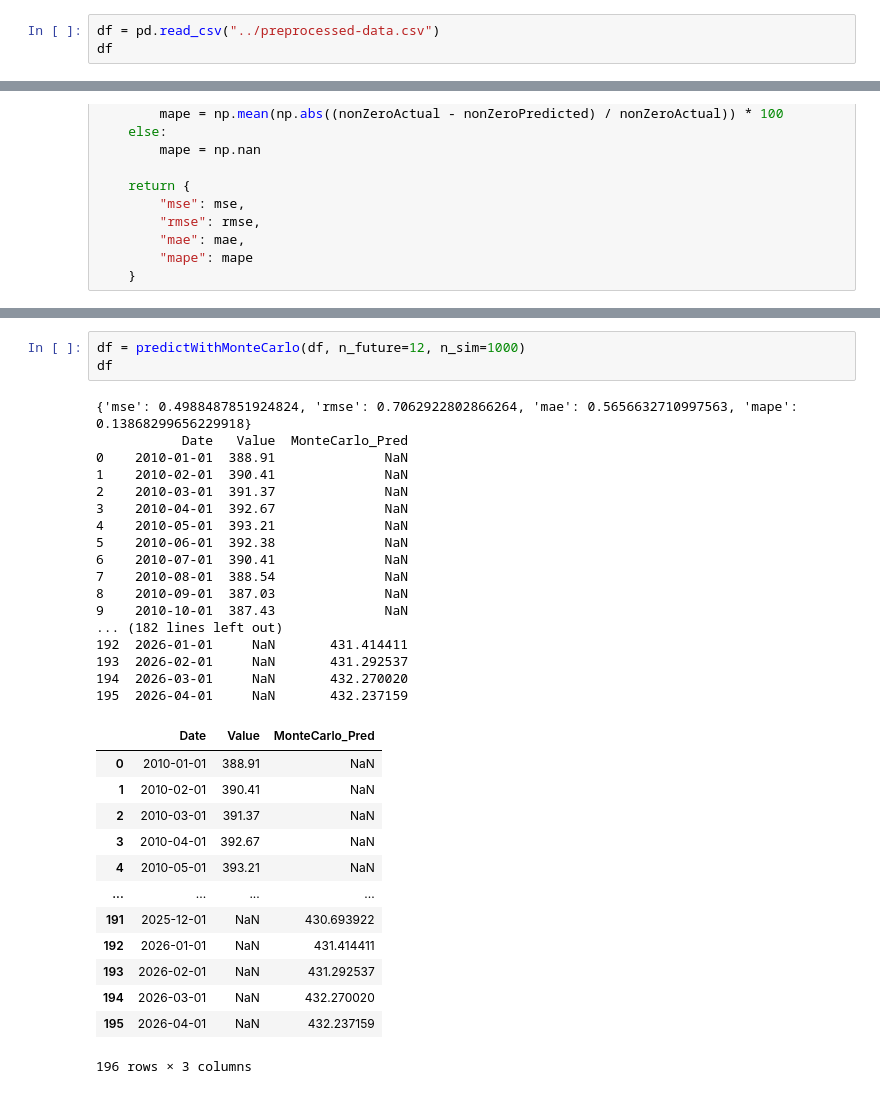
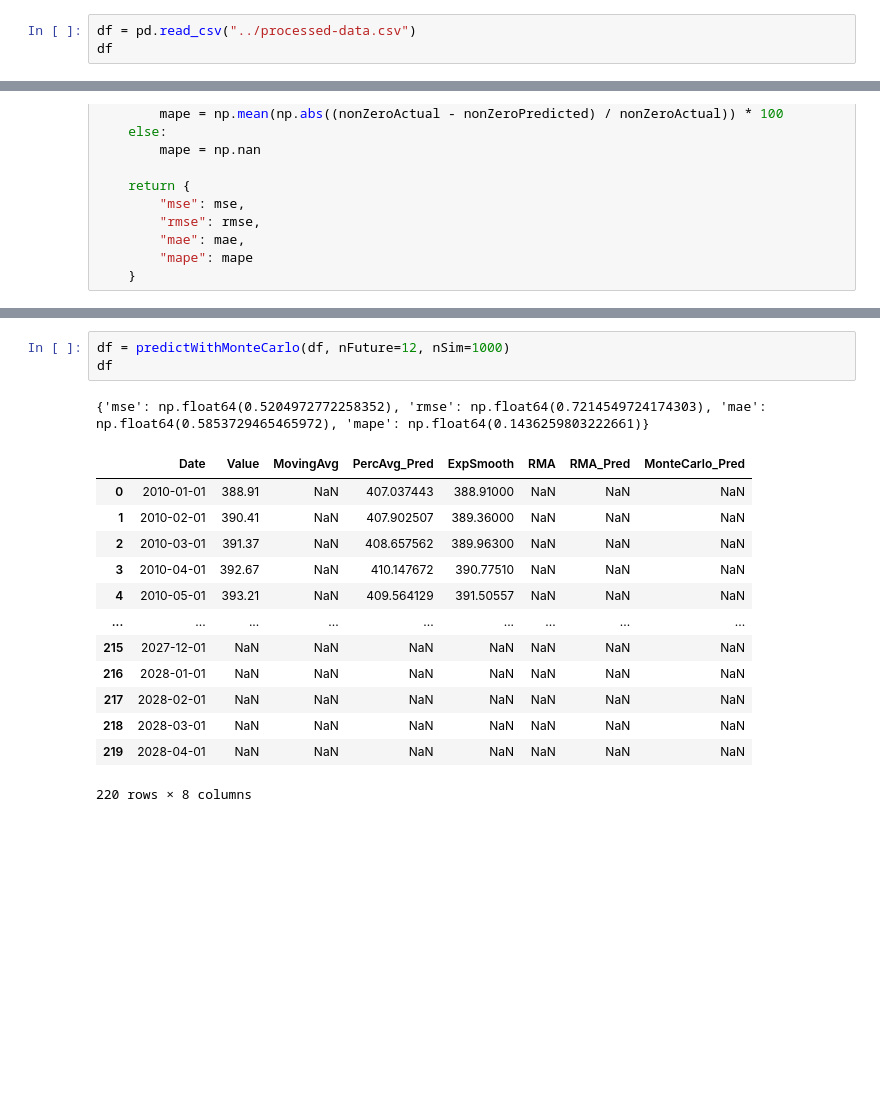
Before and after one commit to aLieexe/statistika-final-proj, a Jupyter notebook: src/prediction-montecarlo.ipynb, the cells around one changed output, grey strips where cells are left out. Saved outputs shown, nothing was run; the diff lists cells and outputs as text; blank space fills up the shorter version.

Commit message:
more combining predictions

```diff
--- a/src/prediction-montecarlo.ipynb
+++ b/src/prediction-montecarlo.ipynb
@@ -3,6 +3,6 @@ import pandas as pd
 import numpy as np
 from dateutil.relativedelta import relativedelta
 # %%
-df = pd.read_csv("../preprocessed-data.csv")
+df = pd.read_csv("../processed-data.csv")
 df
 # %% [output]
@@ -105,36 +105,20 @@ def predictWithMonteCarlo(df, n_future=12, n_sim=1000, window_size=12):
 # %%
-df = predictWithMonteCarlo(df, n_future=12, n_sim=1000)
+df = predictWithMonteCarlo(df, nFuture=12, nSim=1000)
 df
 # %% [output]
-{'mse': 0.4988487851924824, 'rmse': 0.7062922802866264, 'mae': 0.5656632710997563, 'mape': 0.13868299656229918}
-           Date   Value  MonteCarlo_Pred
-0    2010-01-01  388.91              NaN
-1    2010-02-01  390.41              NaN
-2    2010-03-01  391.37              NaN
-3    2010-04-01  392.67              NaN
-4    2010-05-01  393.21              NaN
-5    2010-06-01  392.38              NaN
-6    2010-07-01  390.41              NaN
-7    2010-08-01  388.54              NaN
-8    2010-09-01  387.03              NaN
-9    2010-10-01  387.43              NaN
-... (182 lines left out)
-192  2026-01-01     NaN       431.414411
-193  2026-02-01     NaN       431.292537
-194  2026-03-01     NaN       432.270020
-195  2026-04-01     NaN       432.237159
+{'mse': np.float64(0.5204972772258352), 'rmse': np.float64(0.7214549724174303), 'mae': np.float64(0.5853729465465972), 'mape': np.float64(0.1436259803222661)}
-|  | Date | Value | MonteCarlo_Pred |
-| 0 | 2010-01-01 | 388.91 | NaN |
-| 1 | 2010-02-01 | 390.41 | NaN |
-| 2 | 2010-03-01 | 391.37 | NaN |
-| 3 | 2010-04-01 | 392.67 | NaN |
-| 4 | 2010-05-01 | 393.21 | NaN |
-| ... | ... | ... | ... |
-| 191 | 2025-12-01 | NaN | 430.693922 |
-| 192 | 2026-01-01 | NaN | 431.414411 |
-| 193 | 2026-02-01 | NaN | 431.292537 |
-| 194 | 2026-03-01 | NaN | 432.270020 |
-| 195 | 2026-04-01 | NaN | 432.237159 |
+|  | Date | Value | MovingAvg | PercAvg_Pred | ExpSmooth | RMA | RMA_Pred | MonteCarlo_Pred |
+| 0 | 2010-01-01 | 388.91 | NaN | 407.037443 | 388.91000 | NaN | NaN | NaN |
+| 1 | 2010-02-01 | 390.41 | NaN | 407.902507 | 389.36000 | NaN | NaN | NaN |
+| 2 | 2010-03-01 | 391.37 | NaN | 408.657562 | 389.96300 | NaN | NaN | NaN |
+| 3 | 2010-04-01 | 392.67 | NaN | 410.147672 | 390.77510 | NaN | NaN | NaN |
+| 4 | 2010-05-01 | 393.21 | NaN | 409.564129 | 391.50557 | NaN | NaN | NaN |
+| ... | ... | ... | ... | ... | ... | ... | ... | ... |
+| 215 | 2027-12-01 | NaN | NaN | NaN | NaN | NaN | NaN | NaN |
+| 216 | 2028-01-01 | NaN | NaN | NaN | NaN | NaN | NaN | NaN |
+| 217 | 2028-02-01 | NaN | NaN | NaN | NaN | NaN | NaN | NaN |
+| 218 | 2028-03-01 | NaN | NaN | NaN | NaN | NaN | NaN | NaN |
+| 219 | 2028-04-01 | NaN | NaN | NaN | NaN | NaN | NaN | NaN |
-196 rows × 3 columns
+220 rows × 8 columns
 # %%
 # Export it
```
Also changed, not shown: parts of 3 cells of this notebook, 4 other files.
